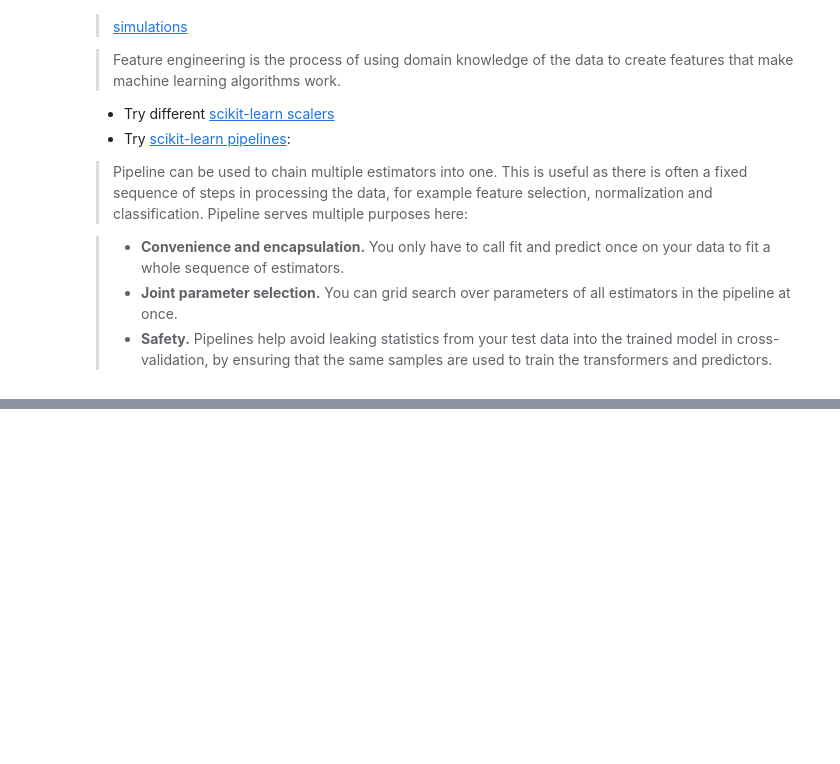
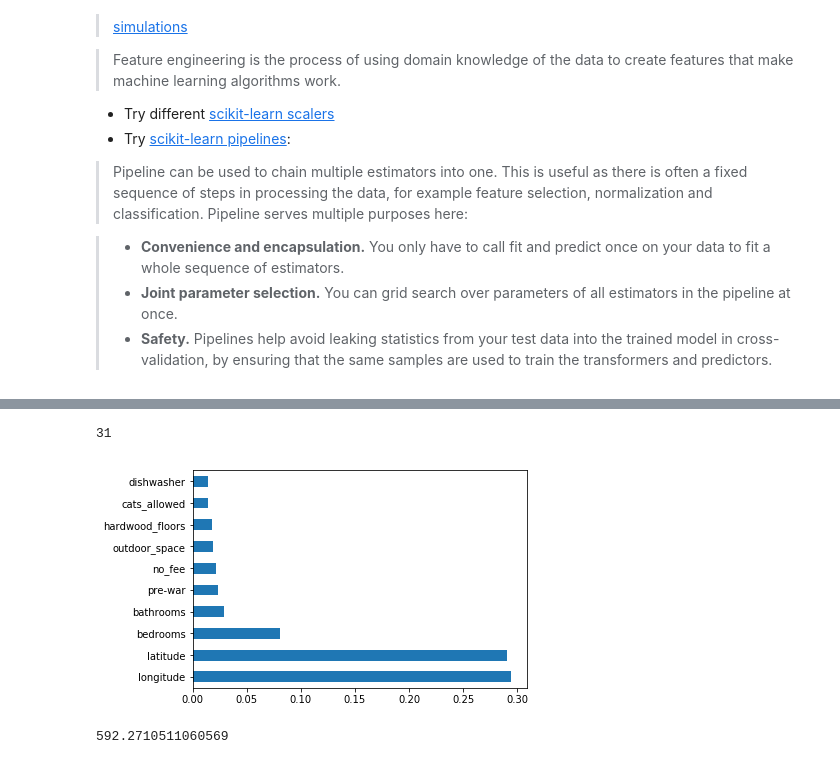
Before and after one commit to LambdaSchool/DEPRECATED-DS-Unit-2-Linear-Models, a Jupyter notebook: module2-doing-linear-regression/doing_linear_regression.ipynb, the cells around one changed output, grey strips where cells are left out. Cells and saved outputs as stored; diff of their text form; code cells hidden in the pictures; blank space fills up the shorter version.

```diff
--- a/module2-doing-linear-regression/doing_linear_regression.ipynb
+++ b/module2-doing-linear-regression/doing_linear_regression.ipynb
@@ -360,0 +441,3 @@ Follow the process from Jake VanderPlas, [Python Data Science Handbook, Chapter
+# %%
+# adding encoded features to original data
+df_encoded = pd.concat([df,encoded],axis=1)
@@ -406,3 +544,34 @@ _What's the best test MAE you can get? Share your score and features used with y
 > - **Convenience and encapsulation.** You only have to call fit and predict once on your data to fit a whole sequence of estimators.
 > - **Joint parameter selection.** You can grid search over parameters of all estimators in the pipeline at once.
 > - **Safety.** Pipelines help avoid leaking statistics from your test data into the trained model in cross-validation, by ensuring that the same samples are used to train the transformers and predictors.
+# %%
+#Using ExtraTreesClassifier to find feature importances
+
+
+from sklearn.preprocessing import StandardScaler
+from sklearn.linear_model import LinearRegression
+from sklearn.ensemble import ExtraTreesClassifier
+import matplotlib.pyplot as plt
+feature = ['bathrooms', 'bedrooms','latitude', 'longitude','elevator', 'cats_allowed', 'hardwood_floors'
+           ,'dogs_allowed','doorman', 'dishwasher', 'no_fee', 'laundry_in_building',
+           'fitness_center', 'pre-war', 'laundry_in_unit', 'roof_deck',
+           'outdoor_space', 'dining_room', 'high_speed_internet', 'balcony',
+           'swimming_pool', 'new_construction', 'exclusive', 'terrace', 'loft',
+           'garden_patio', 'common_outdoor_space', 'wheelchair_access','interest_level_medium', 'interest_level_low', 'interest_level_high']
+
+target = 'price'
+
+train = df_encoded[df_encoded['month']<6]
+test = df_encoded[df_encoded['month'] == 6]
+
+X_train = train[feature]
+X_test = test[feature]
+
+Y_train = train[target]
+Y_test = test[target]
+
+
+model = ExtraTreesClassifier()
+model.fit(X_train,Y_train)
+impt = model.feature_importances_
+impt
@@ -408,0 +586,12 @@ _What's the best test MAE you can get? Share your score and features used with y
+# %%
+len(impt)
+# %% [output]
+31
+# %%
+# Top 10 Features in terms of their individual importance for target
+
+feat_importances = pd.Series(impt, index=X.columns)
+feat_importances.nlargest(10).plot(kind='barh')
+plt.show()
+# %% [output]
+[figure, added]
@@ -408,0 +614,4 @@ _What's the best test MAE you can get? Share your score and features used with y
+# %%
+mean_absolute_error(Y_test,y_pred) #top 8 feature MAE
+# %% [output]
+592.2710511060569
```
Also changed, not shown: parts of 33 cells of this notebook.
